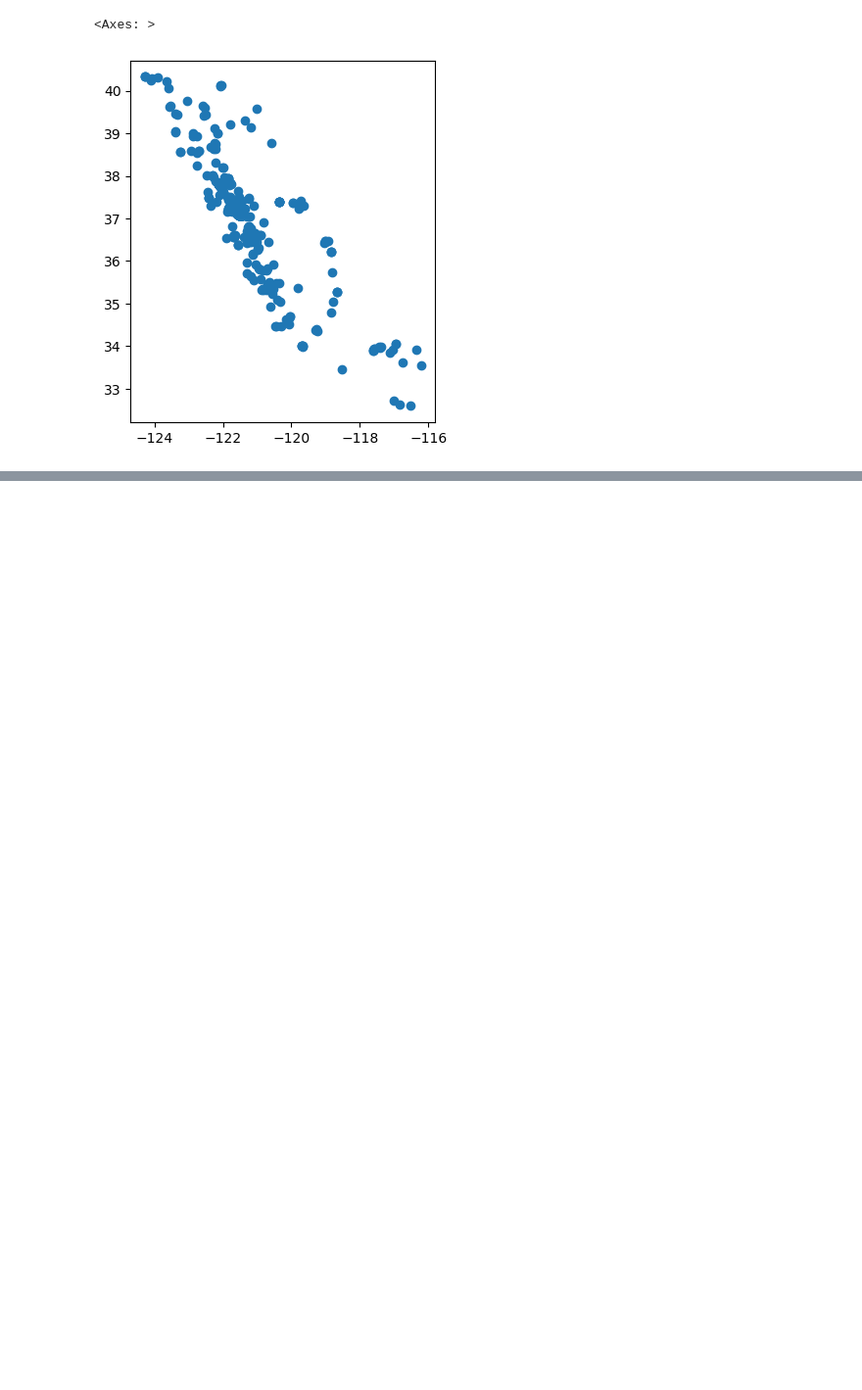
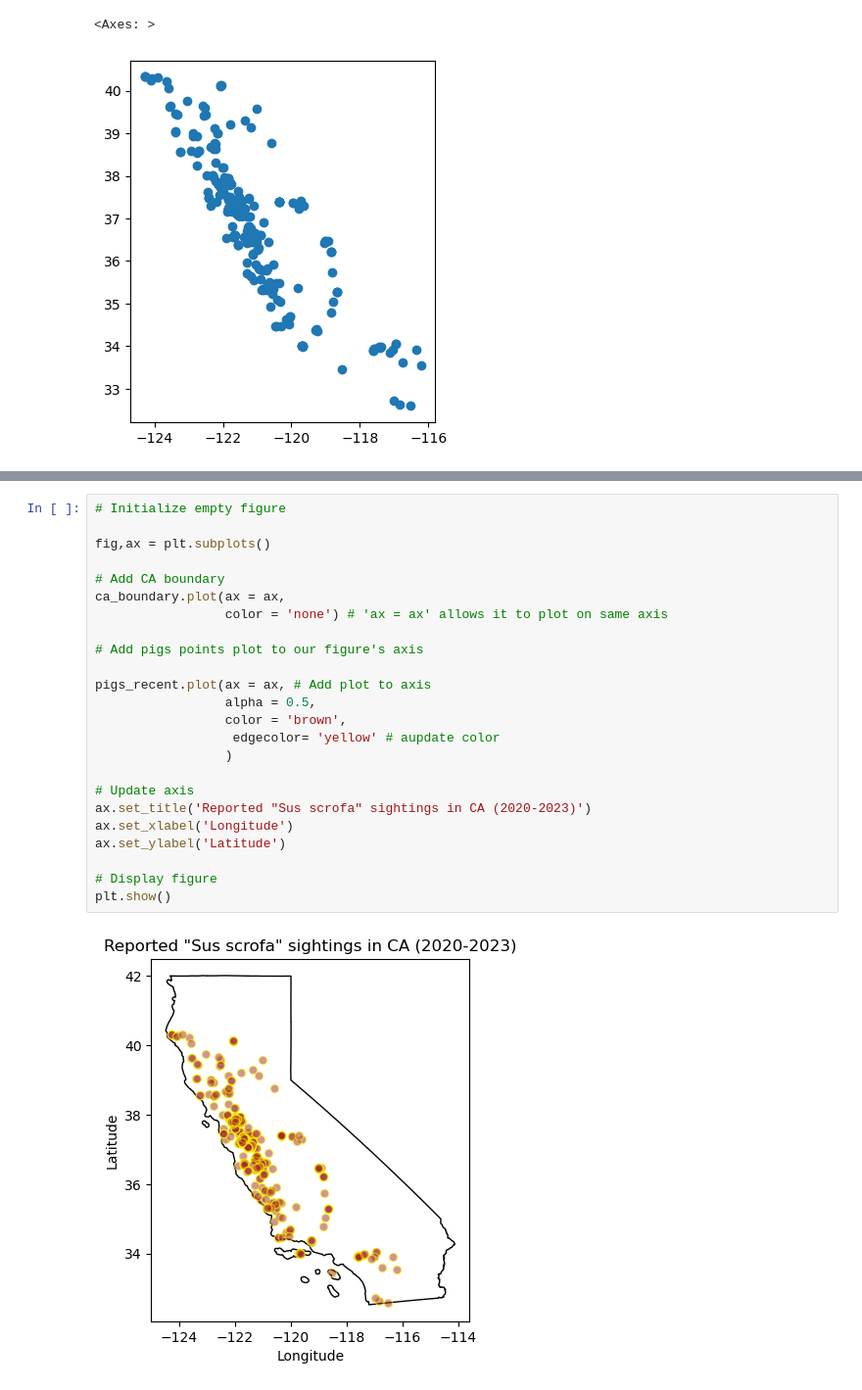
Before and after one commit to IsabellaSegarra/eds220-2025-in-class, a Jupyter notebook: week4-geopandas.ipynb, the cells around one changed output, grey strips where cells are left out. Shown: that part at 98% size. Cells and saved outputs as stored; diff of their text form; blank space fills up the shorter version.

```diff
--- a/week4-geopandas.ipynb
+++ b/week4-geopandas.ipynb
@@ -185,0 +207,26 @@ pigs_recent.plot()
+# %%
+# Initialize empty figure
+
+fig,ax = plt.subplots()
+
+# Add CA boundary
+ca_boundary.plot(ax = ax,
+                 color = 'none') # 'ax = ax' allows it to plot on same axis
+
+# Add pigs points plot to our figure's axis
+
+pigs_recent.plot(ax = ax, # Add plot to axis
+                 alpha = 0.5,
+                 color = 'brown',
+                  edgecolor= 'yellow' # aupdate color
+                 )
+
+# Update axis
+ax.set_title('Reported "Sus scrofa" sightings in CA (2020-2023)')
+ax.set_xlabel('Longitude')
+ax.set_ylabel('Latitude')
+
+# Display figure
+plt.show()
+# %% [output]
+[figure, added]
```
Also changed, not shown: parts of 5 cells of this notebook, 1 other file.
